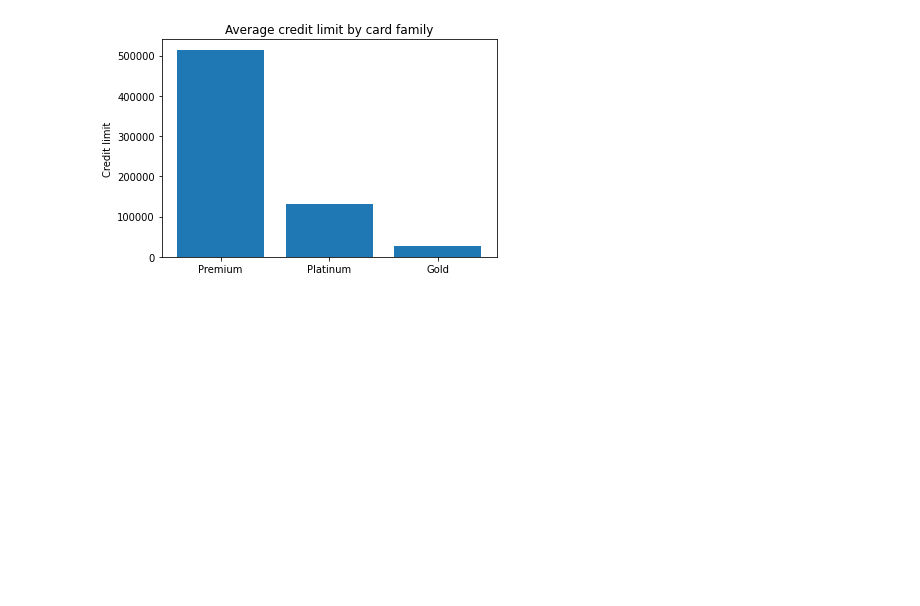
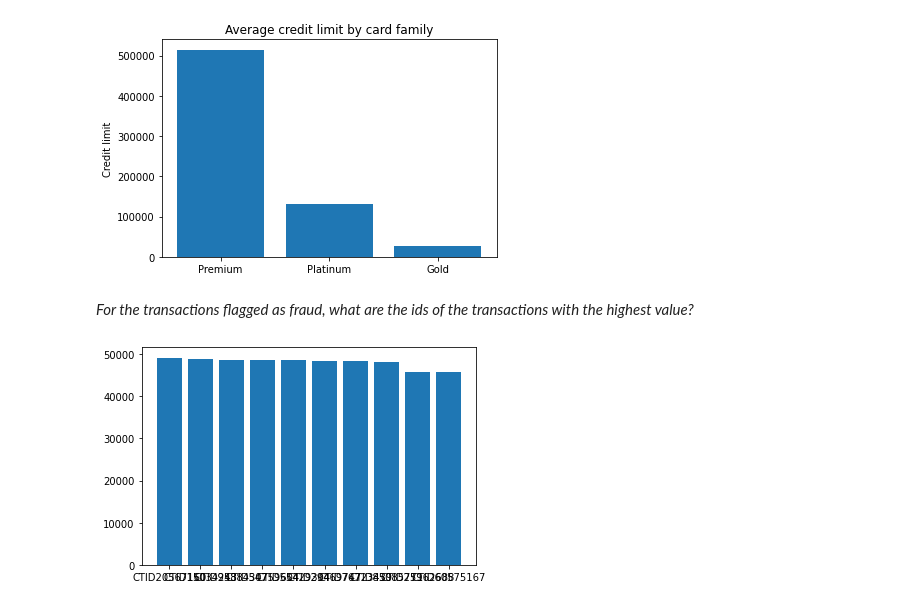
Before and after one commit to Eric-Mendes/conta-stone-data-challenge, a Jupyter notebook: data_analyses.ipynb, the cells around one changed output. Drawn from its saved outputs; the diff is of its cells as text; code cells hidden in the pictures; blank space fills up the shorter version.

```diff
--- a/data_analyses.ipynb
+++ b/data_analyses.ipynb
@@ -98,0 +126,16 @@ plt.show()
+# %% [markdown]
+*For the transactions flagged as fraud, what are the ids of the transactions with the highest value?*
+# %%
+# getting the transactions flagged as fraud
+frauds = np.array(df_fraud['transaction_id'].loc[df_fraud['fraud_flag'] == True])
+df_fraud_transactions = df_transactions.loc[df_transactions['id'].isin(frauds)]
+df_fraud_transactions = df_fraud_transactions.sort_values(by='value', \
+                                                          ascending=False)
+
+x = list(df_fraud_transactions['id'])[:10]
+y = list(df_fraud_transactions['value'])[:10]
+
+plt.bar(x, y)
+plt.show()
+# %% [output]
+[figure, added]
```
Also changed, not shown: parts of 5 cells of this notebook.
